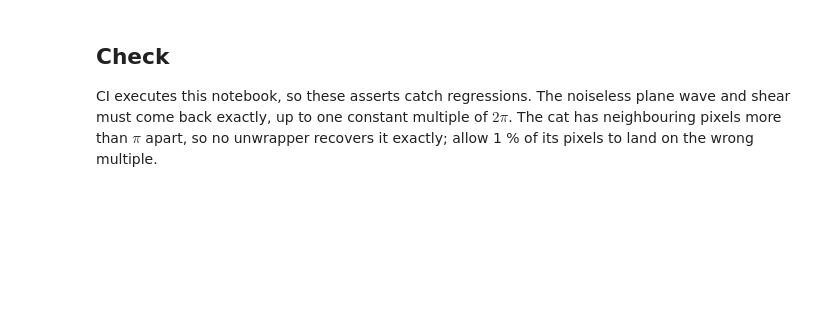
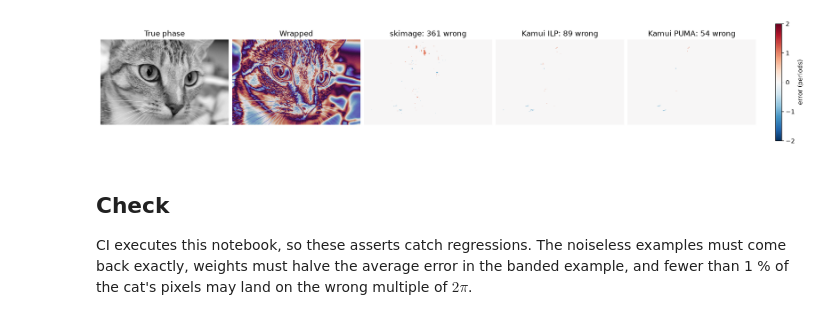
Before and after one commit to yoyolicoris/kamui, a Jupyter notebook: examples/synthetic_images.ipynb, the cells around one changed output. Cells and saved outputs as stored; diff of their text form; code cells hidden in the pictures; blank space fills up the shorter version.

```diff
--- a/examples/synthetic_images.ipynb
+++ b/examples/synthetic_images.ipynb
@@ -193,0 +196,13 @@ Kamui unwrap took 0.241 seconds
+# %%
+wrong = {"Kamui": [], "Kamui, weighted": []}
+for seed in range(1, 13):
+    truth = banded(seed)
+    wrapped = kamui.wrap_difference(truth)
+    wrong["Kamui"].append(n_errors(kamui.unwrap_dimensional(wrapped), truth))
+    wrong["Kamui, weighted"].append(
+        n_errors(kamui.unwrap_dimensional(wrapped, weights=weights), truth)
+    )
+
+for name, counts in wrong.items():
+    sides_off = sum(count > N * N / 4 for count in counts)
+    print(f"{name}: {np.mean(counts):.0f} wrong pixels on average, a side off in {sides_off} of 12")
@@ -193,0 +219,18 @@ Kamui unwrap took 0.241 seconds
+# %%
+gray_cat = color.rgb2gray(img_as_float(data.chelsea()))
+cat = exposure.rescale_intensity(gray_cat, out_range=(0, 4 * np.pi))
+wrapped_cat = kamui.wrap_difference(cat)
+
+methods = {
+    "skimage": lambda: unwrap_phase(wrapped_cat),
+    "Kamui ILP": lambda: kamui.unwrap_dimensional(wrapped_cat),
+    "Kamui PUMA": lambda: kamui.unwrap_dimensional(wrapped_cat, method="gc"),
+}
+cat_results = {}
+for name, unwrap in methods.items():
+    start = perf_counter()
+    cat_results[name] = unwrap()
+    print(f"{name} took {perf_counter() - start:.2f} s")
+
+compare(cat, wrapped_cat, cat_results)
+# %% [output]
@@ -194,4 +240,7 @@ Kamui unwrap took 0.241 seconds
+[figure, added]
 # %% [markdown]
 ## Check
 
-CI executes this notebook, so these asserts catch regressions. The noiseless plane wave and shear must come back exactly, up to one constant multiple of $2\pi$. The cat has neighbouring pixels more than $\pi$ apart, so no unwrapper recovers it exactly; allow 1 % of its pixels to land on the wrong multiple.
+CI executes this notebook, so these asserts catch regressions. The noiseless examples must come
+back exactly, weights must halve the average error in the banded example, and fewer than 1 % of
+the cat's pixels may land on the wrong multiple of $2\pi$.
```
Also changed, not shown: parts of 31 cells of this notebook, 1 other file.
